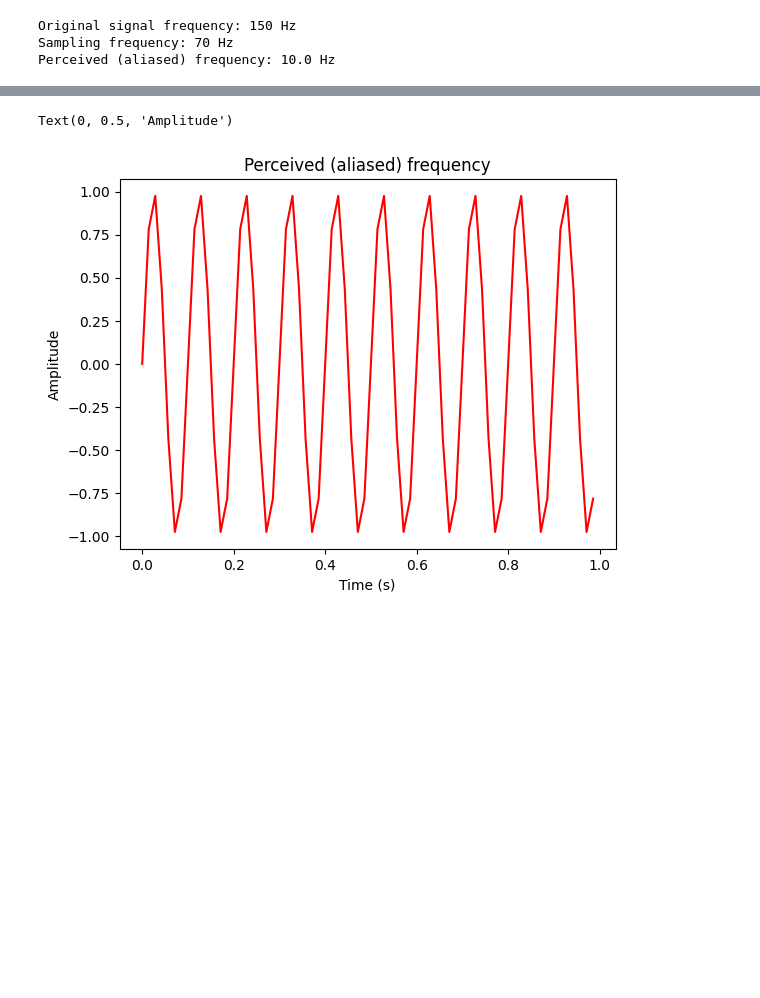
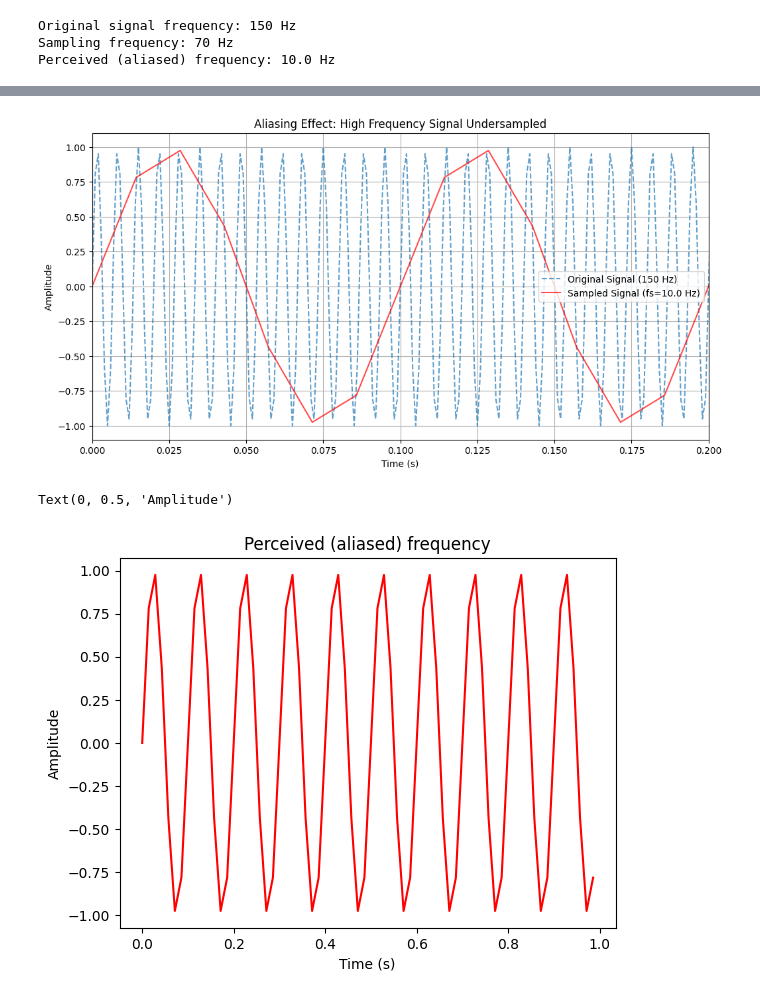
Before and after one commit to selvamaran/a26cnW2D2_timeseries, a Jupyter notebook: Sampling_frequency_Aliasing.ipynb, the cells around one changed output, grey strips where cells are left out. Drawn from its saved outputs; the diff is of its cells as text; code cells hidden in the pictures; blank space fills up the shorter version.

```diff
--- a/Sampling_frequency_Aliasing.ipynb
+++ b/Sampling_frequency_Aliasing.ipynb
@@ -59,3 +45,17 @@ Perceived (aliased) frequency: 10.0 Hz
+# %%
+# Plotting
+plt.figure(figsize=(12, 6))
+plt.plot(t_original, signal_original, label=f'Original Signal ({f_signal} Hz)', alpha=0.7, linestyle='--')
+plt.plot(t_sampled, signal_sampled, color='r', label=f'Sampled Signal (fs={f_aliased} Hz)', alpha=0.7)
+plt.title('Aliasing Effect: High Frequency Signal Undersampled')
+plt.xlabel('Time (s)')
+plt.ylabel('Amplitude')
+plt.legend()
+plt.grid(True)
+plt.xlim(0, 0.2) # Zoom in to see the effect more clearly
+plt.show()
+# %% [output]
+[figure, added]
 # %%
 plt.plot(t_sampled, signal_sampled, color='red')
 plt.title('Perceived (aliased) frequency')
```
Also changed, not shown: parts of 3 cells of this notebook.
